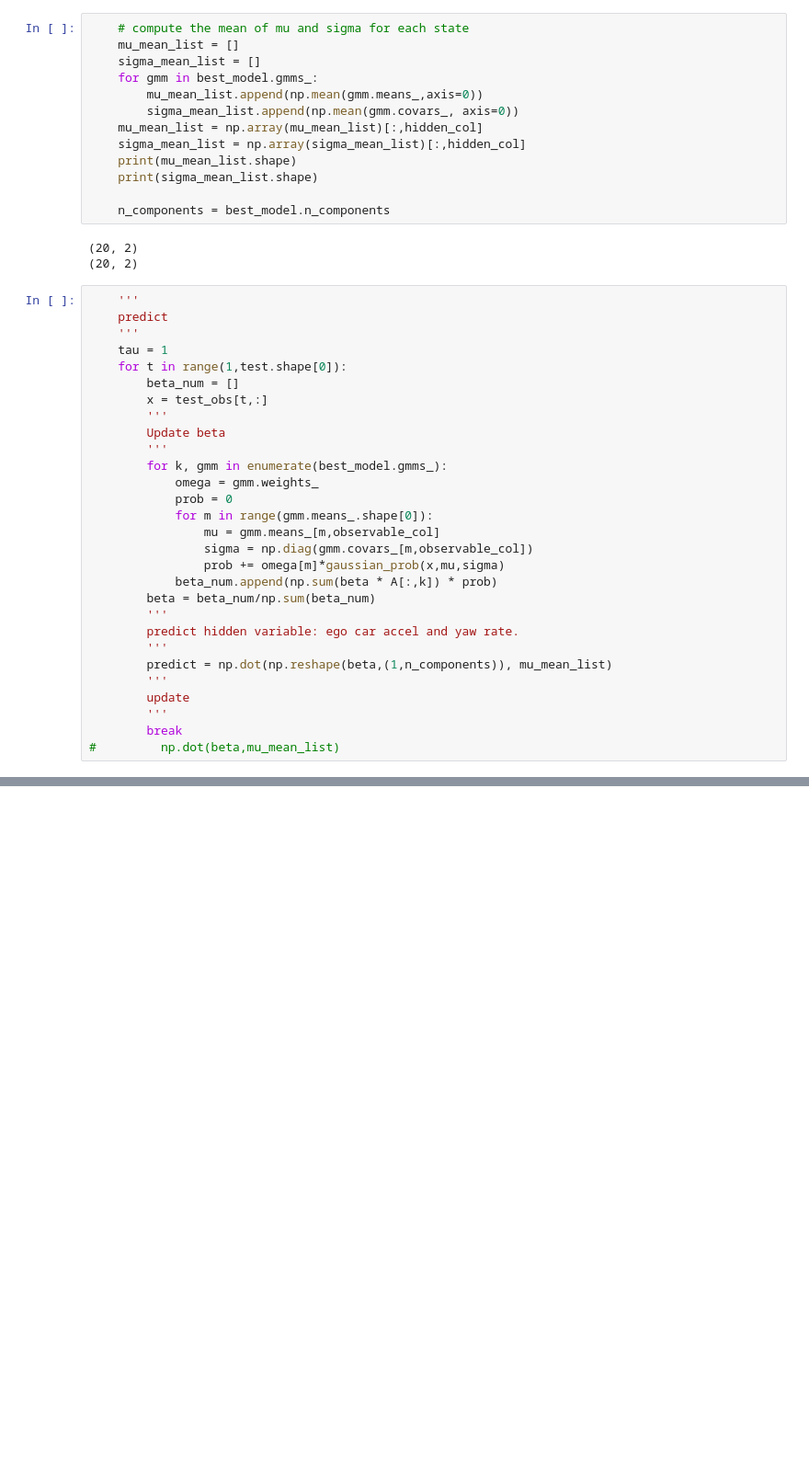
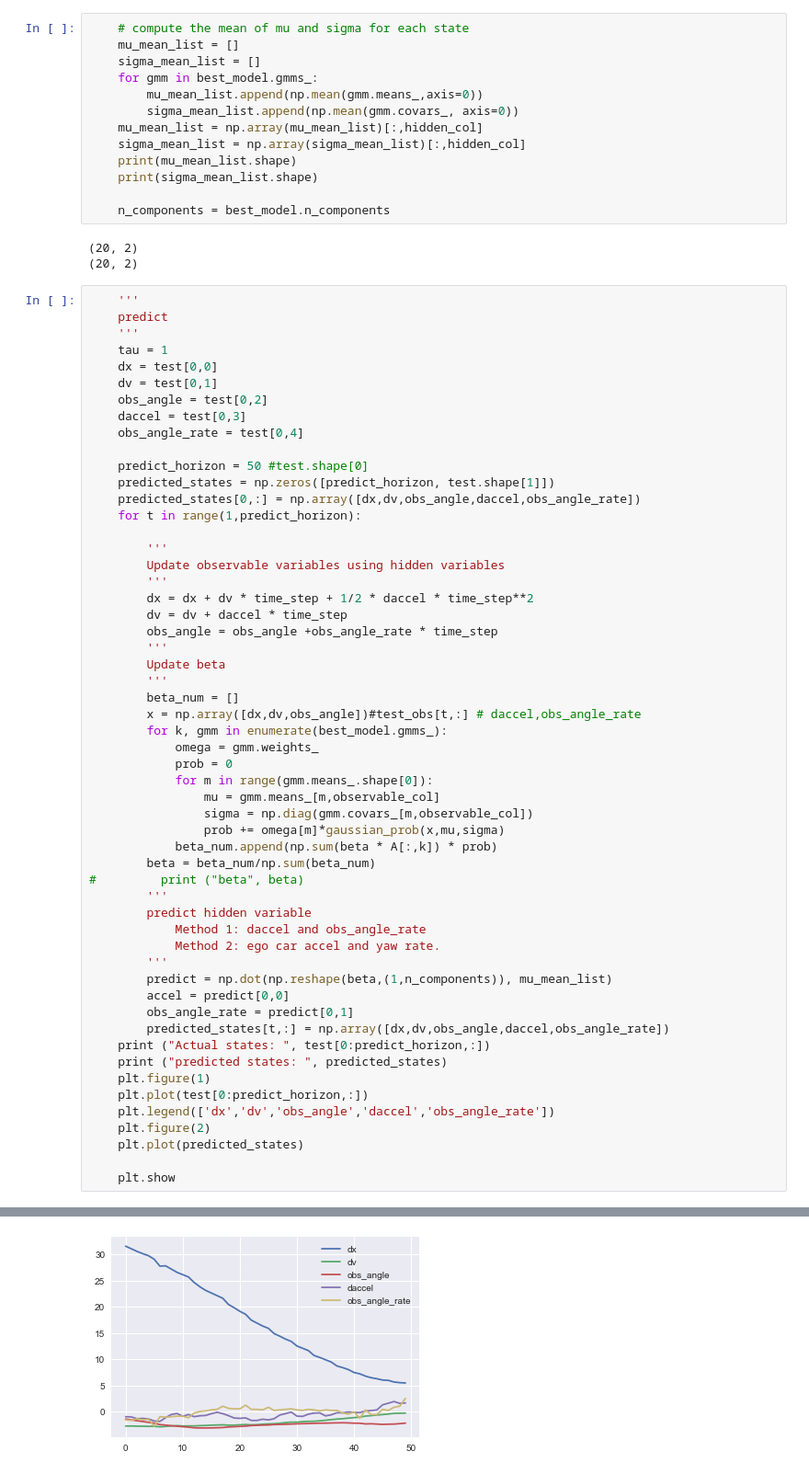
Before and after one commit to MoonBlvd/Sticky-HDP-HMM, a Jupyter notebook: GMM-HMM_clean.ipynb, the cells around one changed output, grey strips where cells are left out. Shown: that part at 92% size. Cells and saved outputs as stored; diff of their text form; blank space fills up the shorter version.

```diff
--- a/GMM-HMM_clean.ipynb
+++ b/GMM-HMM_clean.ipynb
@@ -369,12 +431,28 @@ beta:  [  1.32308508e-024   3.78227682e-016   3.98318316e-010   5.54404285e-018
     predict
     '''
     tau = 1
-    for t in range(1,test.shape[0]):
-        beta_num = []
-        x = test_obs[t,:]
+    dx = test[0,0]
+    dv = test[0,1]
+    obs_angle = test[0,2]
+    daccel = test[0,3]
+    obs_angle_rate = test[0,4]
+
+    predict_horizon = 50 #test.shape[0]
+    predicted_states = np.zeros([predict_horizon, test.shape[1]])
+    predicted_states[0,:] = np.array([dx,dv,obs_angle,daccel,obs_angle_rate])
+    for t in range(1,predict_horizon):
+
+        '''
+        Update observable variables using hidden variables
+        '''
+        dx = dx + dv * time_step + 1/2 * daccel * time_step**2
+        dv = dv + daccel * time_step
+        obs_angle = obs_angle +obs_angle_rate * time_step
         '''
         Update beta
         '''
+        beta_num = []
+        x = np.array([dx,dv,obs_angle])#test_obs[t,:] # daccel,obs_angle_rate
         for k, gmm in enumerate(best_model.gmms_):
             omega = gmm.weights_
             prob = 0
@@ -384,13 +462,23 @@ beta:  [  1.32308508e-024   3.78227682e-016   3.98318316e-010   5.54404285e-018
                 prob += omega[m]*gaussian_prob(x,mu,sigma)
             beta_num.append(np.sum(beta * A[:,k]) * prob)
         beta = beta_num/np.sum(beta_num)
+#         print ("beta", beta)
         '''
-        predict hidden variable: ego car accel and yaw rate.
+        predict hidden variable
+            Method 1: daccel and obs_angle_rate
+            Method 2: ego car accel and yaw rate.
         '''
         predict = np.dot(np.reshape(beta,(1,n_components)), mu_mean_list)
-        '''
-        update
-        '''
-        break
-#         np.dot(beta,mu_mean_list)
+        accel = predict[0,0]
+        obs_angle_rate = predict[0,1]
+        predicted_states[t,:] = np.array([dx,dv,obs_angle,daccel,obs_angle_rate])
+    print ("Actual states: ", test[0:predict_horizon,:])
+    print ("predicted states: ", predicted_states)
+    plt.figure(1)
+    plt.plot(test[0:predict_horizon,:])
+    plt.legend(['dx','dv','obs_angle','daccel','obs_angle_rate'])
+    plt.figure(2)
+    plt.plot(predicted_states)
+
+    plt.show
 # %% [output]
@@ -397,0 +503 @@ beta:  [  1.32308508e-024   3.78227682e-016   3.98318316e-010   5.54404285e-018
+[figure, added]
```
Also changed, not shown: parts of 9 cells of this notebook, 1 other file.
